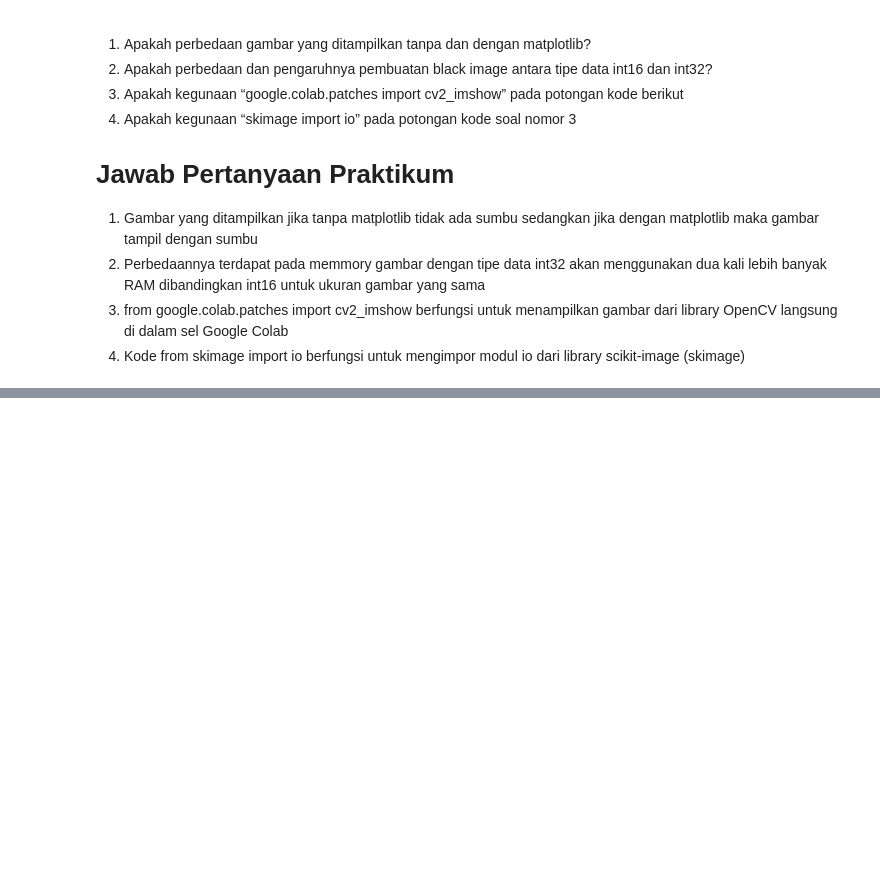
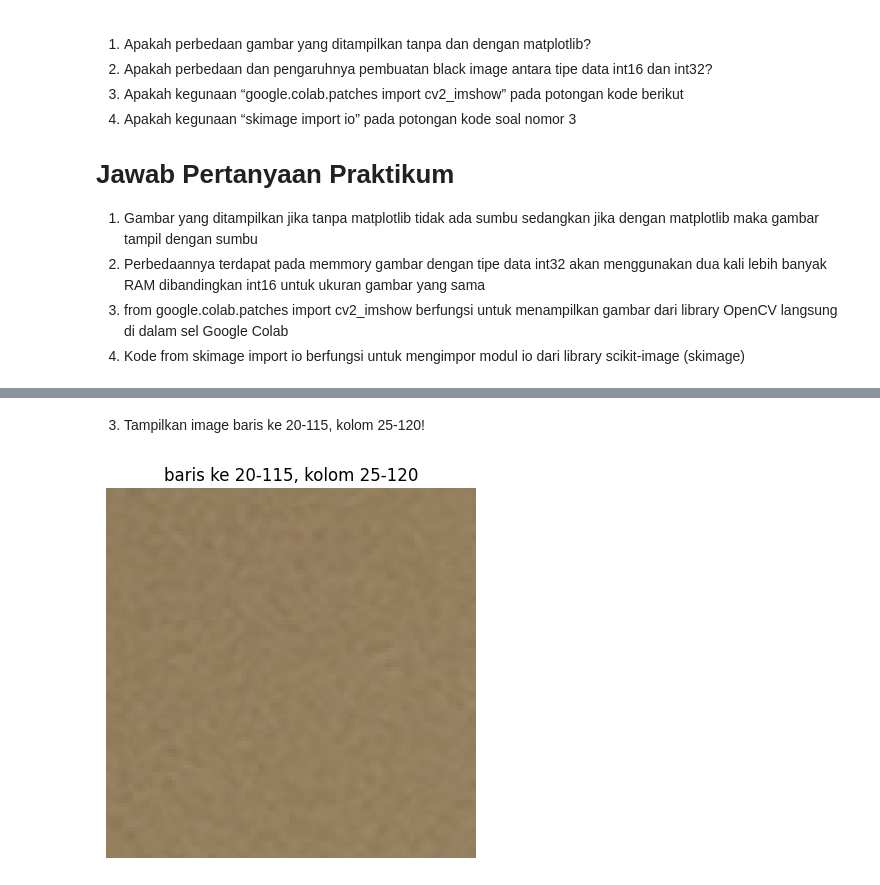
Before and after one commit to rafiirajendra/PCVK, a Jupyter notebook: Week2.ipynb, the cells around one changed output, grey strips where cells are left out. Cells and saved outputs as stored; diff of their text form; code cells hidden in the pictures; blank space fills up the shorter version.

```diff
--- a/Week2.ipynb
+++ b/Week2.ipynb
@@ -174,0 +223,10 @@ plt.imshow(black_img2)
+# %% [markdown]
+3. Tampilkan image baris ke 20-115, kolom 25-120!
+# %%
+cropped_img = img[20:115, 25:120]
+plt.imshow(cv.cvtColor(cropped_img, cv.COLOR_BGR2RGB))
+plt.title('baris ke 20-115, kolom 25-120')
+plt.axis('off')
+plt.show()
+# %% [output]
+[figure, added]
```
Also changed, not shown: parts of 18 cells of this notebook.
